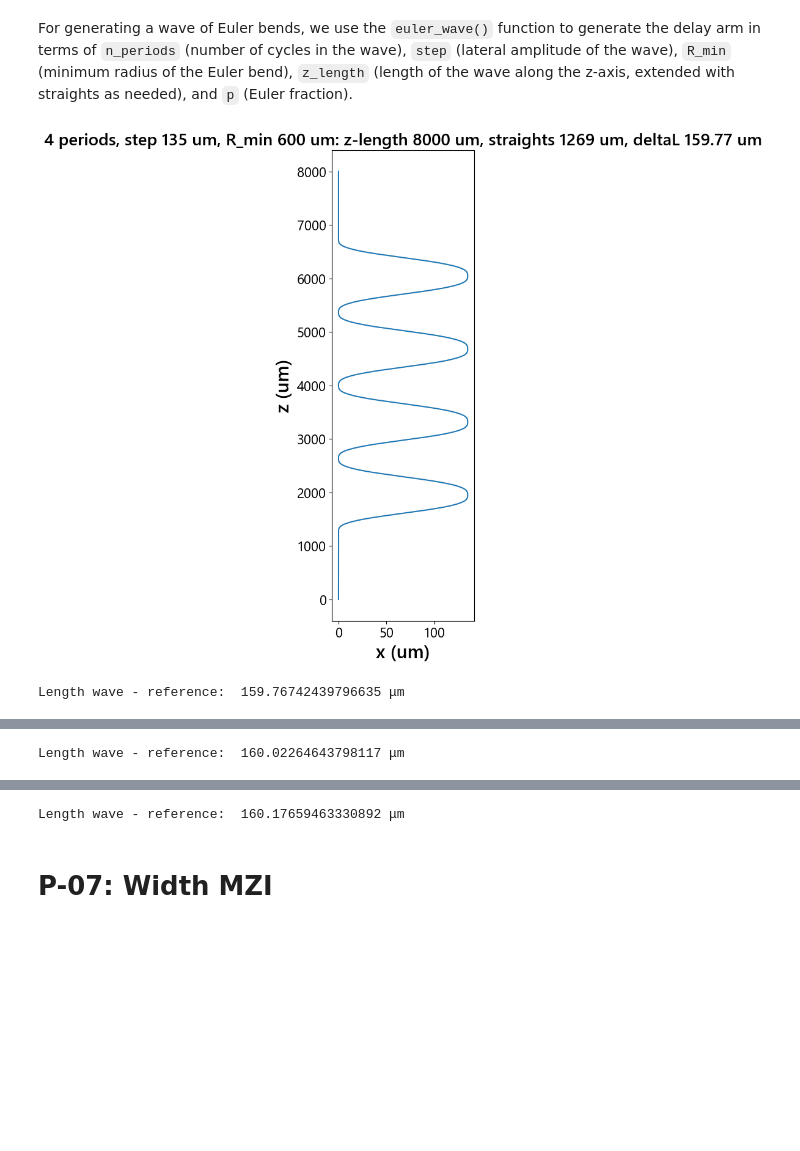
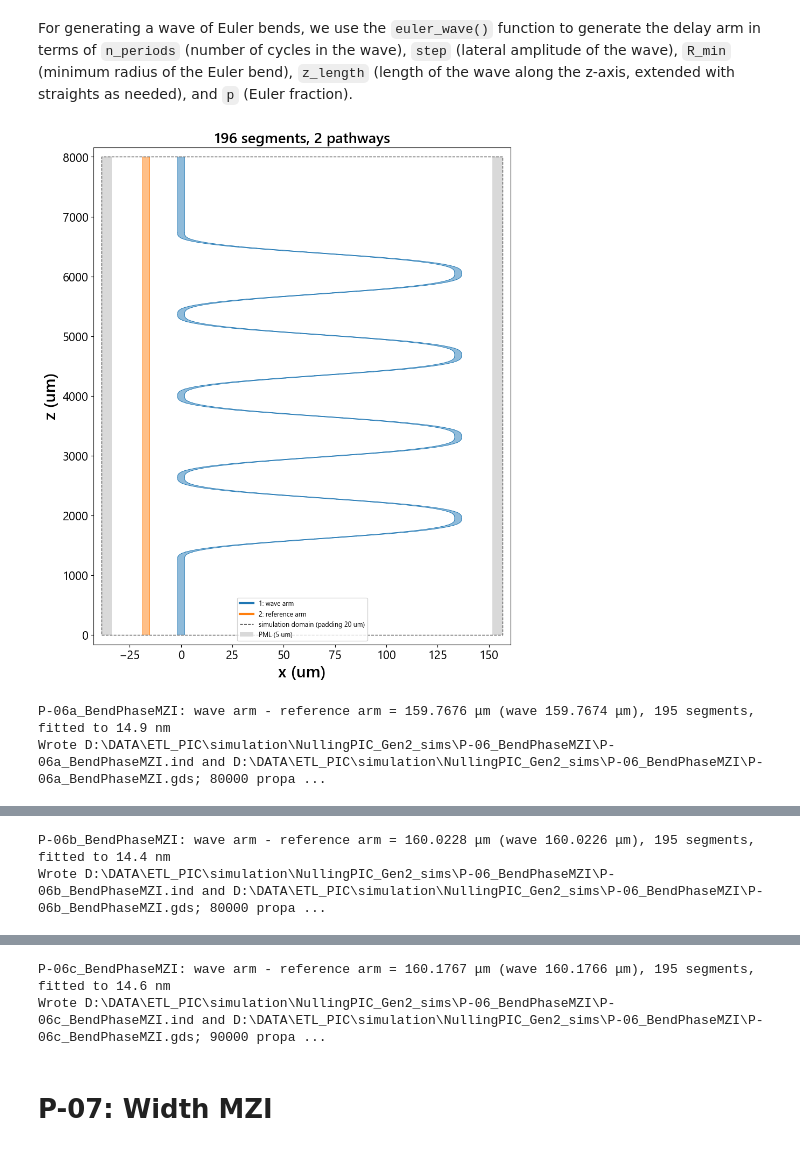
Before and after one commit to apaiasno/ETL_PIC, a Jupyter notebook: simulation/NullingPIC_Gen2_sims/MakeGeometry.ipynb, the cells around one changed output, grey strips where cells are left out. Cells and saved outputs as stored; diff of their text form; code cells hidden in the pictures; blank space fills up the shorter version.

Commit message:
Adding code to generate all geometries until now entirely in Python as well as interference spectra for unbalanced MZIs.

````diff
--- a/simulation/NullingPIC_Gen2_sims/MakeGeometry.ipynb
+++ b/simulation/NullingPIC_Gen2_sims/MakeGeometry.ipynb
@@ -115,16 +438,3 @@ for variation in variants:
 # P-05: Unbalanced MZI
 # %% [markdown]
 For unbalanced MZIs, we generate delay arms with a bump made from two circular s-bends extended along the z-direction with a straight between them. We use the ```delay_arm()``` function to generate the delay arm in terms of ```z_length``` (the length along the z-axis), ```deltaL``` (path length difference between the delay arm and a straight of equivalent length along the z-axis), and ```R``` (bend radius of the s-bends).
-# %%
-filename_root = 'P-05_UnbalancedMZI'
-variants = ['P-05a_UnbalancedMZI', 'P-05b_UnbalancedMZI', 'P-05c_UnbalancedMZI']
-parameters = [(8000, 160, 5000), (4000, 320, 1400), (5000, 640, 1400)]
-working_dir = f"D:\\DATA\\ETL_PIC\\simulation\\NullingPIC_Gen2_sims\\{filename_root}\\"
-
-# Save GDS files for each variation
-for i, variant in enumerate(variants):
-    z_length, deltaL, R = parameters[i]
-    x, z, phi = rlib.delay_arm(z_length, deltaL, R, end_straight=0, ds=1.0, x0=0.0, direction=1, plot=True)
-    s, curvature = rlib.bend_curvature(x, z, phi)
-    print('Length bump - reference: ', s[-1] - z_length, 'μm')
-    rlib.save_gds(f"{working_dir}{variant}_bump.gds", x, z, phi, width=3.4, layer=1)
@@ -140,18 +534,43 @@ Length bump - reference:  639.9998937641749 μm
 # %% [markdown]
 For generating a wave of Euler bends, we use the ```euler_wave()``` function to generate the delay arm in terms of ```n_periods``` (number of cycles in the wave), ```step``` (lateral amplitude of the wave), ```R_min``` (minimum radius of the Euler bend), ```z_length``` (length of the wave along the z-axis, extended with straights as needed), and ```p``` (Euler fraction).
 # %%
-filename_root = 'P-06_BendPhaseMZI'
-variants = ['P-06a_BendPhaseMZI', 'P-06b_BendPhaseMZI', 'P-06c_BendPhaseMZI']
-parameters = [(4, 135, 600, 8000), (4, 149, 800, 8000), (4, 171, 1200, 9000)]
-working_dir = f"D:\\DATA\\ETL_PIC\\simulation\\NullingPIC_Gen2_sims\\{filename_root}\\"
+# Set up directories
+device_name = 'P-06_BendPhaseMZI'
+device_dir = f"D:\\DATA\\ETL_PIC\\simulation\\NullingPIC_Gen2_sims\\{device_name}\\"
 
-# Save GDS files for each variation
-for i, variant in enumerate(variants):
-    n_periods, step, R_min, z_length = parameters[i]
-    x, z, phi, info = rlib.euler_wave(n_periods, step, R_min, z_length=z_length, p=0.5, return_params=True, plot=True)
-    s, curvature = rlib.bend_curvature(x, z, phi)
-    print('Length wave - reference: ', s[-1] - z_length, 'μm')
-    rlib.save_gds(f"{working_dir}{variant}_wave.gds", x, z, phi, width=3.4, layer=1)
+# Set up parameters: (periods, lateral step (um), minimum radius (um), z length (um)) of each variant's Euler wave
+variants = {
+    "P-06a_BendPhaseMZI": (4, 135.0, 600.0, 8000.0),
+    "P-06b_BendPhaseMZI": (4, 149.0, 800.0, 8000.0),
+    "P-06c_BendPhaseMZI": (4, 171.0, 1200.0, 9000.0),
+}
+euler_p = 0.5                   # Euler fraction of each S-bend of the wave
+arm_pitch = 17.0                # reference arm, this far on the -x side of the wave arm (um)
+fit_tol = 0.015                 # accuracy of the arcs fitted to the wave (um): 15 nm keeps a wave under RSoft's 200 segments per pathway
+pathway_labels = ["wave arm", "reference arm"]
+
+circuits = {}
+for variant_name, (n_periods, step, R_min, z_length) in variants.items():
+    paths = device_paths(device_dir, variant_name)
+
+    # Define the arms: the Euler wave arm and a straight reference arm of the same z length
+    x, z, phi, wave = rlib.euler_wave(n_periods, step, R_min, z_length=z_length, p=euler_p, return_params=True)
+    xs = np.vstack([x, -arm_pitch * np.ones_like(x)])
+    zs = np.vstack([z, z])
+    phis = np.vstack([phi, np.zeros_like(phi)])
+
+    # Define circuit: one pathway per arm, both launched; every segment extended
+    c, info = rlib.paths_to_circuit(xs, zs, phis, width=WIDTH, tol=fit_tol, orientation="extended")
+    circuits[variant_name] = c
+
+    # Export and visualize circuit
+    export_device(c, paths)
+    c.plot(labels=pathway_labels, figsize=(10, 12))      # after the export, so the plot shows the domain as written
+    dL = c.path_length(c.pathways[0].segments) - c.path_length(c.pathways[1].segments)
+    print(f"{variant_name}: wave arm - reference arm = {dL:.4f} μm (wave {wave['deltaL']:.4f} μm), {len(c.pathways[0].segments)} segments, "
+          f"fitted to {info[0]['max_deviation'] * 1e3:.1f} nm")
+    print(f"Wrote {paths['ind']} and {paths['gds']}; {z_length / SIM['Step_z']:.0f} propagation steps per wavelength")
 # %% [output]
-[figure, old version]
+[figure, new version]
-Length wave - reference:  159.76742439796635 μm
+P-06a_BendPhaseMZI: wave arm - reference arm = 159.7676 μm (wave 159.7674 μm), 195 segments, fitted to 14.9 nm
+Wrote D:\DATA\ETL_PIC\simulation\NullingPIC_Gen2_sims\P-06_BendPhaseMZI\P-06a_BendPhaseMZI.ind and D:\DATA\ETL_PIC\simulation\NullingPIC_Gen2_sims\P-06_BendPhaseMZI\P-06a_BendPhaseMZI.gds; 80000 propa ...
@@ -159 +578,2 @@ Length wave - reference:  159.76742439796635 μm
-Length wave - reference:  160.02264643798117 μm
+P-06b_BendPhaseMZI: wave arm - reference arm = 160.0228 μm (wave 160.0226 μm), 195 segments, fitted to 14.4 nm
+Wrote D:\DATA\ETL_PIC\simulation\NullingPIC_Gen2_sims\P-06_BendPhaseMZI\P-06b_BendPhaseMZI.ind and D:\DATA\ETL_PIC\simulation\NullingPIC_Gen2_sims\P-06_BendPhaseMZI\P-06b_BendPhaseMZI.gds; 80000 propa ...
@@ -161,4 +581,5 @@ Length wave - reference:  160.02264643798117 μm
-Length wave - reference:  160.17659463330892 μm
+P-06c_BendPhaseMZI: wave arm - reference arm = 160.1767 μm (wave 160.1766 μm), 195 segments, fitted to 14.6 nm
+Wrote D:\DATA\ETL_PIC\simulation\NullingPIC_Gen2_sims\P-06_BendPhaseMZI\P-06c_BendPhaseMZI.ind and D:\DATA\ETL_PIC\simulation\NullingPIC_Gen2_sims\P-06_BendPhaseMZI\P-06c_BendPhaseMZI.gds; 90000 propa ...
 # %% [markdown]
 # P-07: Width MZI
 # %%
````
Also changed, not shown: parts of 18 cells of this notebook, 19 other files.
